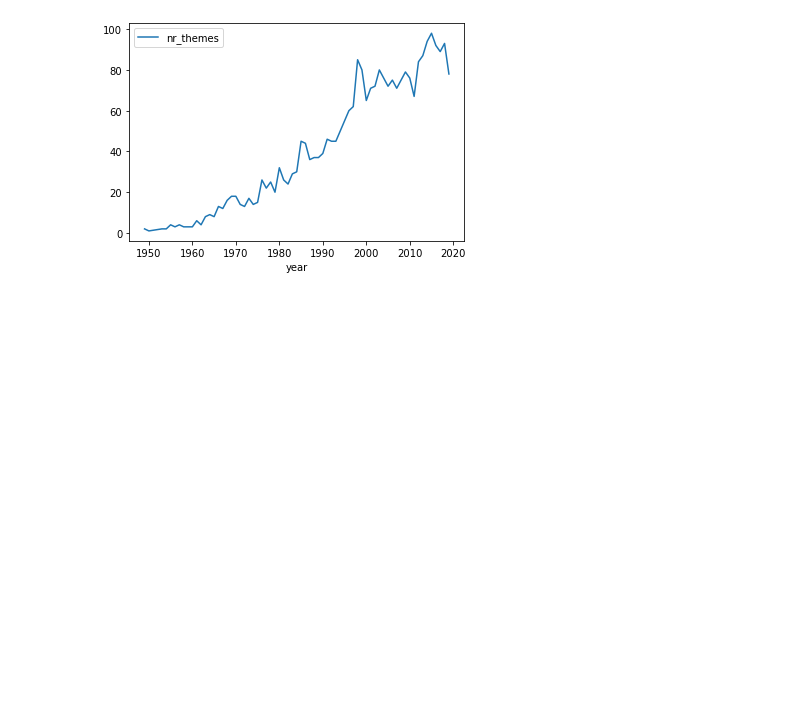
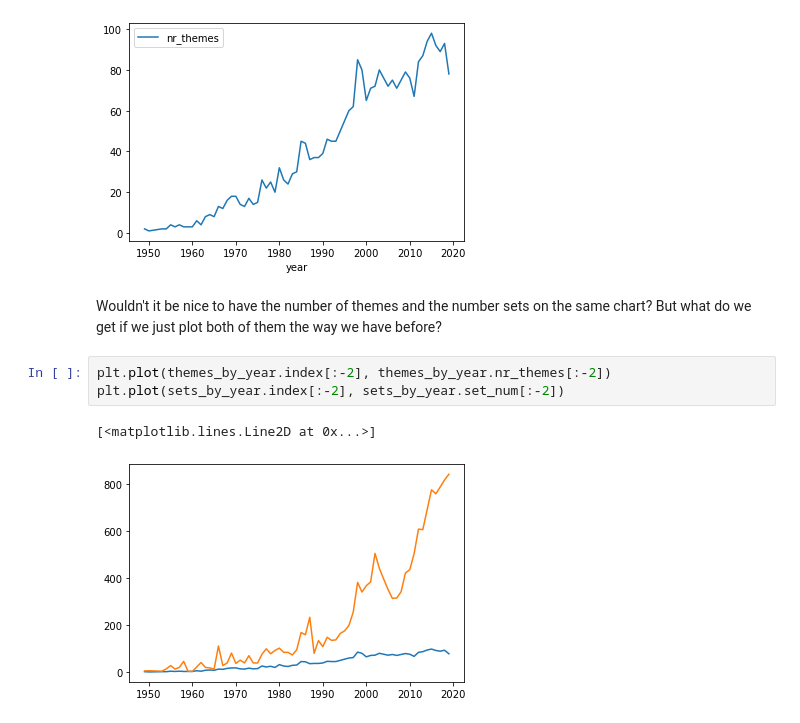
Before and after one commit to Joshua-Jenkins33/100DaysOfPython, a Jupyter notebook: 073_Day_73_Aggregate_and_Merge_Data_with_Pandas_LEGO_Dataset/LEGO.ipynb, the cells around one changed output. Saved outputs shown, nothing was run; the diff lists cells and outputs as text; blank space fills up the shorter version.

Commit message:
Day 73; Superimposing Line Charts w/separate axes

```diff
--- a/073_Day_73_Aggregate_and_Merge_Data_with_Pandas_LEGO_Dataset/LEGO.ipynb
+++ b/073_Day_73_Aggregate_and_Merge_Data_with_Pandas_LEGO_Dataset/LEGO.ipynb
@@ -190,3 +190,11 @@ themes_by_year[0:-2].plot.line()
 # %% [output]
 <AxesSubplot:xlabel='year'>
 [figure]
+# %% [markdown]
+Wouldn't it be nice to have the number of themes and the number sets on the same chart? But what do we get if we just plot both of them the way we have before?
+# %%
+plt.plot(themes_by_year.index[:-2], themes_by_year.nr_themes[:-2])
+plt.plot(sets_by_year.index[:-2], sets_by_year.set_num[:-2])
+# %% [output]
+[<matplotlib.lines.Line2D at 0x...>]
+[figure, added]
```
Also changed, not shown: parts of 1 cell of this notebook, 1 other file.
